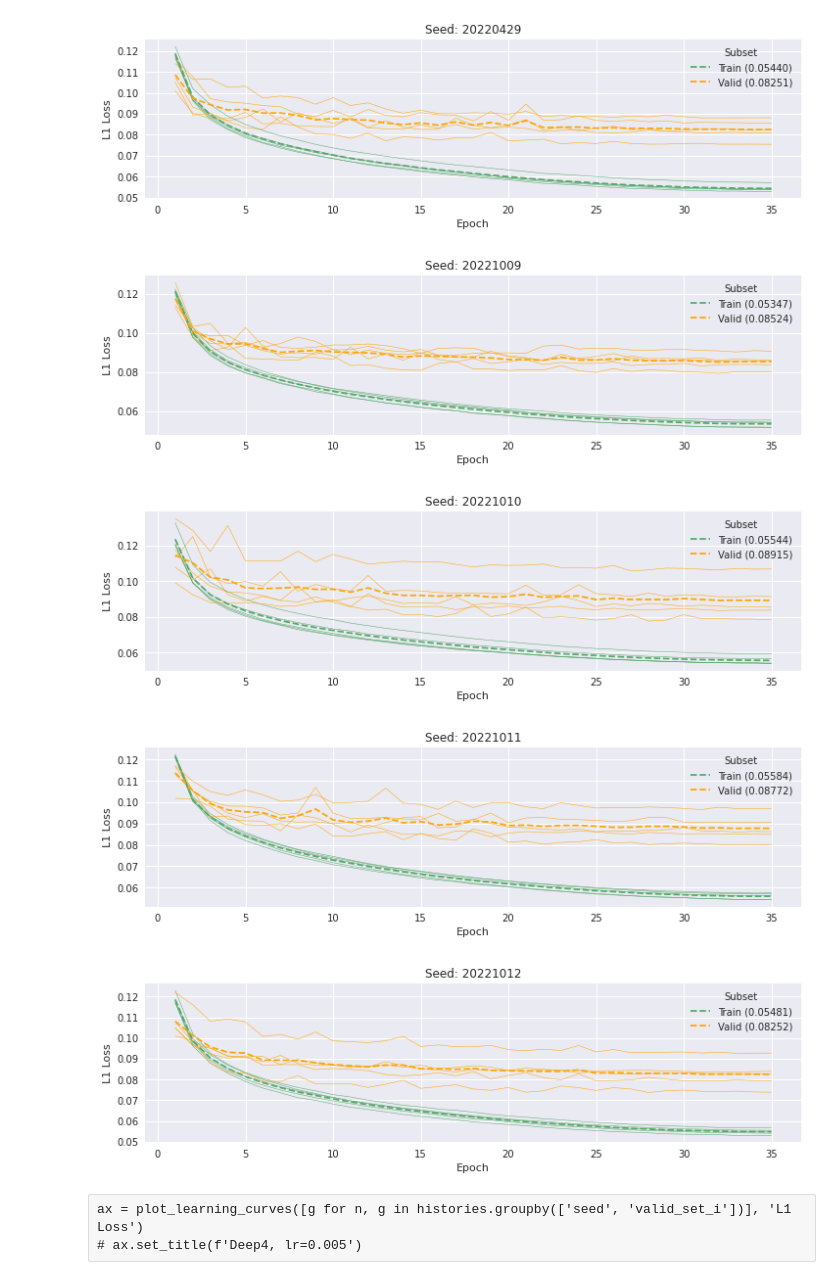
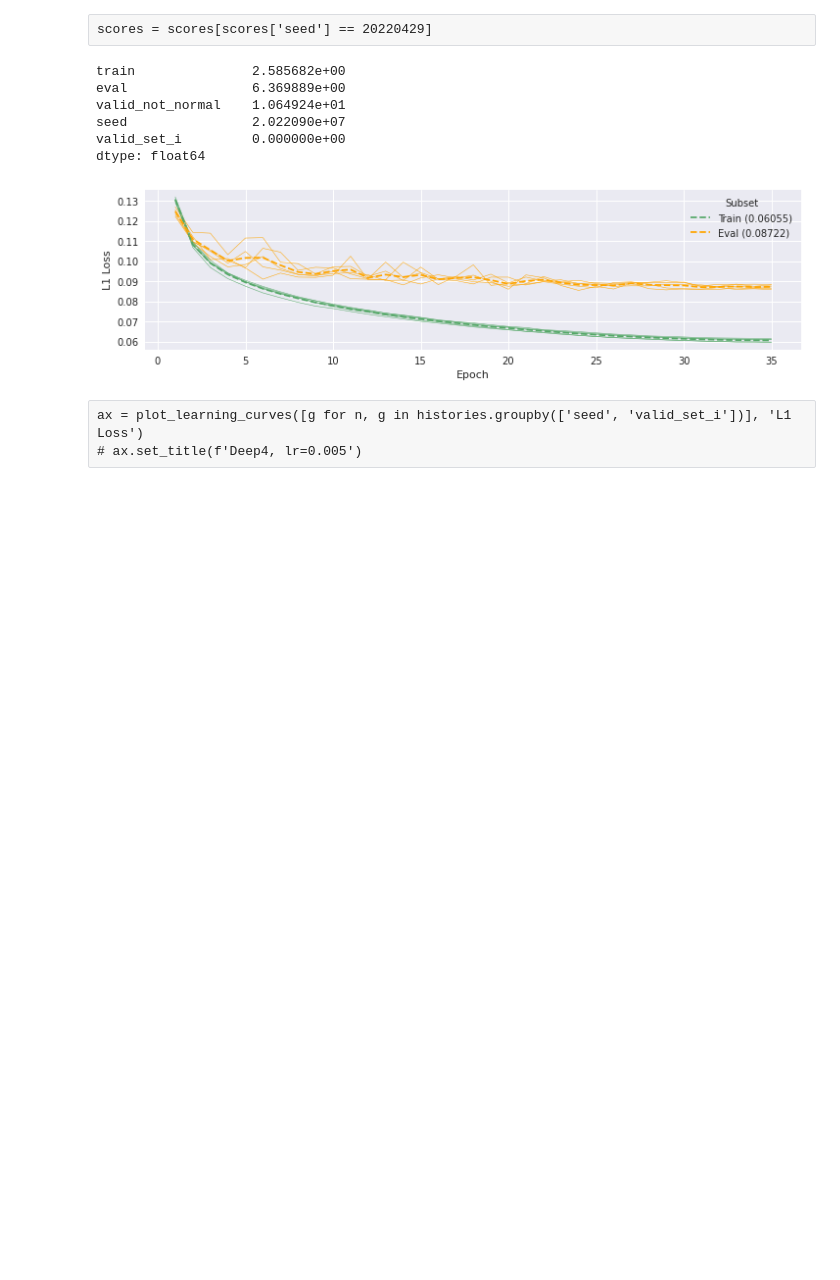
Before and after one commit to gemeinl/eeg-brain-age, a Jupyter notebook: post_hoc_analysis.ipynb, the cells around one changed output. Saved outputs shown, nothing was run; the diff lists cells and outputs as text; code cells hidden in the pictures; blank space fills up the shorter version.

```diff
--- a/post_hoc_analysis.ipynb
+++ b/post_hoc_analysis.ipynb
@@ -131,6 +33,0 @@ ax = plot_learning_curves(histories, 'Huber Loss')
-# %%
-fig, ax = plt.subplots(1,1,figsize=(12,3))
-ax = plot_thresh_to_acc(df, ax=ax)
-# ax.set_ylim(45,58)
-# ax.set_xlim(-70,70)
-# fig.savefig('/home/jovyan/proxy.png', bbox_inches='tight', dpi=300)
@@ -182,22 +33,0 @@ max_age = 100
-# %%
-for subject_wise in [True]:
-    for longitudinal in ['non_pathological', 'pathological']:
-        if longitudinal == 'non_pathological':
-            hist_max_count = 2200 if not subject_wise else 250
-        elif longitudinal == 'pathological':
-            hist_max_count = 2200 if not subject_wise else 600
-
-        df = pd.read_csv(f'/home/jovyan/220824_5fcv_huber_longitudinal_{longitudinal}.csv', index_col=0)
-        # --- hack
-        with open(f'/home/jovyan/longitudinal/{longitudinal}.pkl', 'rb') as f:
-            ds = pickle.load(f)
-        df['subject'] = 5*ds.description['subject'].to_list()
-        # ---
-        if subject_wise:
-            df = df.groupby(['subject', 'pathological'], as_index=False).mean()
-
-        ax_arr = plot_heatmaps(df, bin_size, max_age, hist_max_count)
-        s = 'recording' if not subject_wise else 'subject'
-        # ax_arr.get_figure().savefig(
-        #     f'/home/jovyan/longitudinal_{longitudinal}_chronological_vs_predicted_{s}_age.png',
-        #     dpi=300, bbox_inches='tight')
@@ -211,13 +48,15 @@ base_dir = '/home/jovyan/experiments'
 # exp = '2022-10-05T14:36:25.074269'  # shallow all ages
 # exp = '2022-09-28T10:25:47.571160'  # shallow ages >= 18
 # exp = '2022-09-28T22:24:18.385389'  # TCN all ages, still with 'valid_rest'
-exp = '2022-10-06T20:10:52.312837'  # TCN all ages, 5 seeds
+# exp = '2022-10-06T20:10:52.312837'  # TCN all ages, 5 seeds
 # exp = '2022-10-12T11:25:00.490417'  # TCN exluding recs with age divergence
 # exp = '2022-09-29T15:49:14.606557'  # TCN ages >= 18
 # exp = '2022-10-08T08:04:26.625918'  # TCN matched patho and non-patho dist in all ages
 # exp = '2022-10-09T09:55:45.307781'  # TCN uniformly matched patho and non-patho age dist in >=18 and <=86
 # exp = '2022-10-09T12:02:46.142332'  # TCN all ages, sign augmentation isntead of dropout
 # exp = '2022-10-12T08:10:43.911642'  # TCN all ages age_clf
+
+exp = '2022-10-17T16:24:10.124445'  # TCN exluding recs with age divergence, final eval
 exp_dir = os.path.join(base_dir, exp)
 # %%
 configs = read_result(exp_dir, 'config')
@@ -317,16 +86,30 @@ scores.loc[['r2']].groupby('seed').mean()
+# %% [raw]
+scores = scores[scores['seed'] == 20220429]
+# %%
+if (configs['final_eval'] == '1').all():
+    display(scores.loc[['mae']].mean())
+else:
+    display(scores.loc[['mae']].groupby('seed').mean())
+# %% [output]
+train               2.585682e+00
+eval                6.369889e+00
+valid_not_normal    1.064924e+01
+seed                2.022090e+07
+valid_set_i         0.000000e+00
+dtype: float64
 # %%
 histories = read_result(exp_dir, 'history')
 # %%
-for n1, g1 in histories.groupby('seed'):
-    ax = plot_learning_curves([g2 for n2, g2 in g1.groupby('valid_set_i')], 'L1 Loss')
-    # ax.set_title(f'Deep4, lr=0.005')
-    ax.set_title(f'Seed: {n1}')
+if (configs['final_eval'] == '1').all():
+    histories['eval_run_i'] = (histories['epoch'] == 1).cumsum() - 1
+    ax = plot_learning_curves([g2 for n2, g2 in histories.groupby('eval_run_i')], 'L1 Loss', 'Eval')
+else:
+    for n1, g1 in histories.groupby('seed'):
+        ax = plot_learning_curves([g2 for n2, g2 in g1.groupby('valid_set_i')], 'L1 Loss')
+        # ax.set_title(f'Deep4, lr=0.005')
+        ax.set_title(f'Seed: {n1}')
 # %% [output]
-[figure, old version]
+[figure, new version]
-[figure, removed]
-[figure, removed]
-[figure, removed]
-[figure, removed]
 # %% [raw]
 ax = plot_learning_curves([g for n, g in histories.groupby(['seed', 'valid_set_i'])], 'L1 Loss')
 # ax.set_title(f'Deep4, lr=0.005')
```
Also changed, not shown: parts of 49 cells of this notebook, 4 other files.
